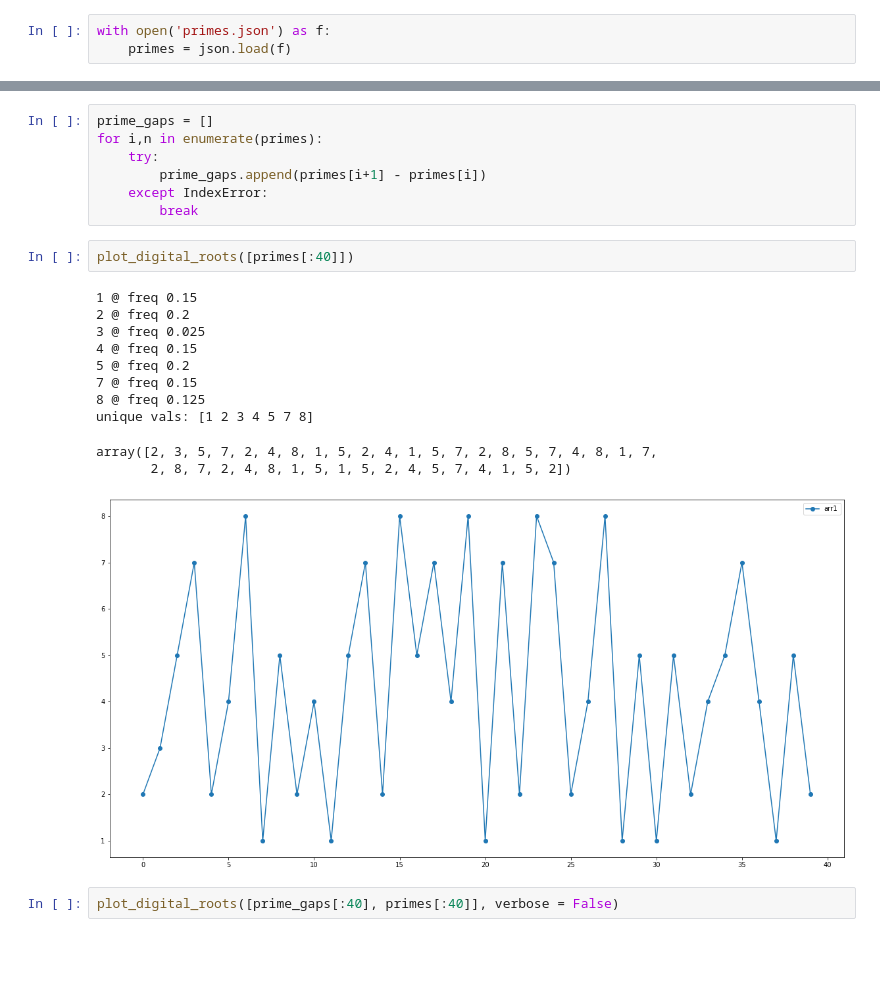
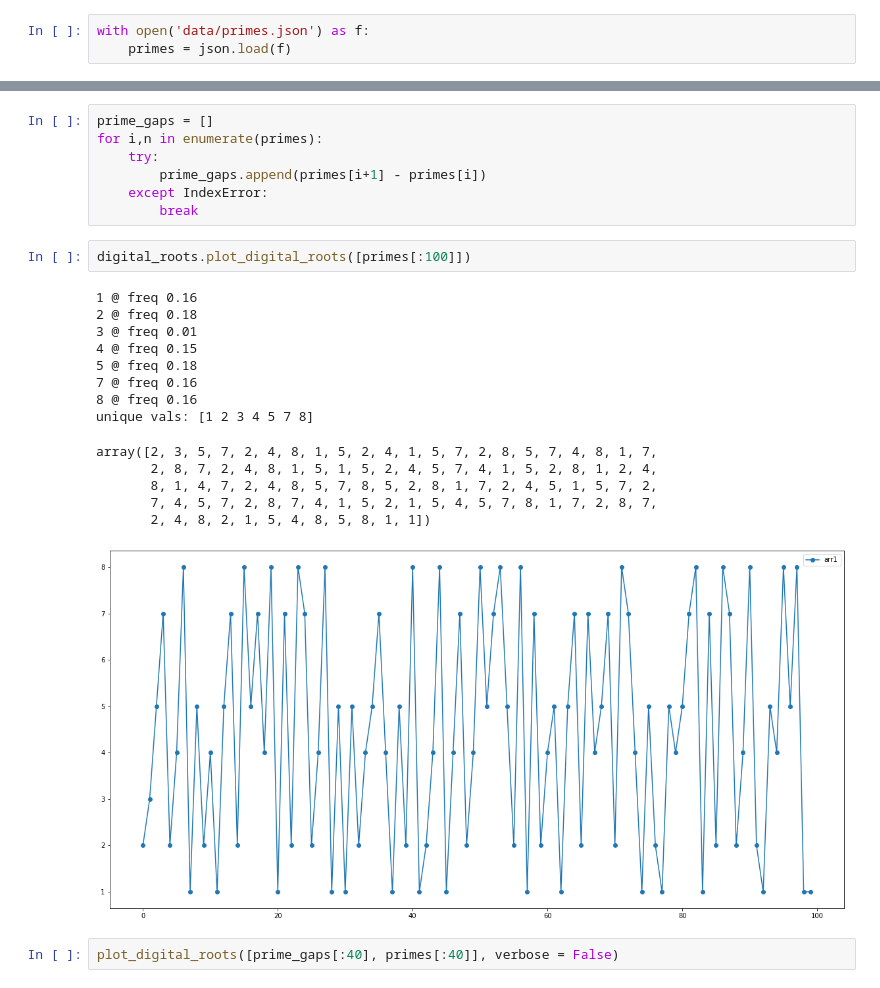
Before and after one commit to bfbarry/mathy_things, a Jupyter notebook: statistical_number_theory/Digital Roots.ipynb, the cells around one changed output, grey strips where cells are left out. Cells and saved outputs as stored; diff of their text form; blank space fills up the shorter version.

```diff
--- a/Digital Roots.ipynb
+++ b/statistical_number_theory/Digital Roots.ipynb
@@ -11,7 +12,7 @@ https://en.wikipedia.org/wiki/Digital_root
 other possibly related stuff:
 https://en.wikipedia.org/wiki/Hamming_weight
 # %%
-with open('primes.json') as f:
+with open('data/primes.json') as f:
     primes = json.load(f)
 # %% [markdown]
 want to print how many iterations it took to reach full degree
@@ -122,20 +59,23 @@ for i,n in enumerate(primes):
         prime_gaps.append(primes[i+1] - primes[i])
     except IndexError:
         break
-# %%
-plot_digital_roots([primes[:40]])
-# %% [output]
-1 @ freq 0.15
-2 @ freq 0.2
-3 @ freq 0.025
-4 @ freq 0.15
-5 @ freq 0.2
-7 @ freq 0.15
-8 @ freq 0.125
-unique vals: [1 2 3 4 5 7 8]
-array([2, 3, 5, 7, 2, 4, 8, 1, 5, 2, 4, 1, 5, 7, 2, 8, 5, 7, 4, 8, 1, 7,
-       2, 8, 7, 2, 4, 8, 1, 5, 1, 5, 2, 4, 5, 7, 4, 1, 5, 2])
-[figure, removed]
+# %%
+digital_roots.plot_digital_roots([primes[:100]])
+# %% [output]
+1 @ freq 0.16
+2 @ freq 0.18
+3 @ freq 0.01
+4 @ freq 0.15
+5 @ freq 0.18
+7 @ freq 0.16
+8 @ freq 0.16
+unique vals: [1 2 3 4 5 7 8]
+array([2, 3, 5, 7, 2, 4, 8, 1, 5, 2, 4, 1, 5, 7, 2, 8, 5, 7, 4, 8, 1, 7,
+       2, 8, 7, 2, 4, 8, 1, 5, 1, 5, 2, 4, 5, 7, 4, 1, 5, 2, 8, 1, 2, 4,
+       8, 1, 4, 7, 2, 4, 8, 5, 7, 8, 5, 2, 8, 1, 7, 2, 4, 5, 1, 5, 7, 2,
+       7, 4, 5, 7, 2, 8, 7, 4, 1, 5, 2, 1, 5, 4, 5, 7, 8, 1, 7, 2, 8, 7,
+       2, 4, 8, 2, 1, 5, 4, 8, 5, 8, 1, 1])
+[figure, added]
 # %%
 plot_digital_roots([prime_gaps[:40], primes[:40]], verbose = False)
 # %% [output]
```
Also changed, not shown: parts of 14 cells of this notebook, 9 other files.
